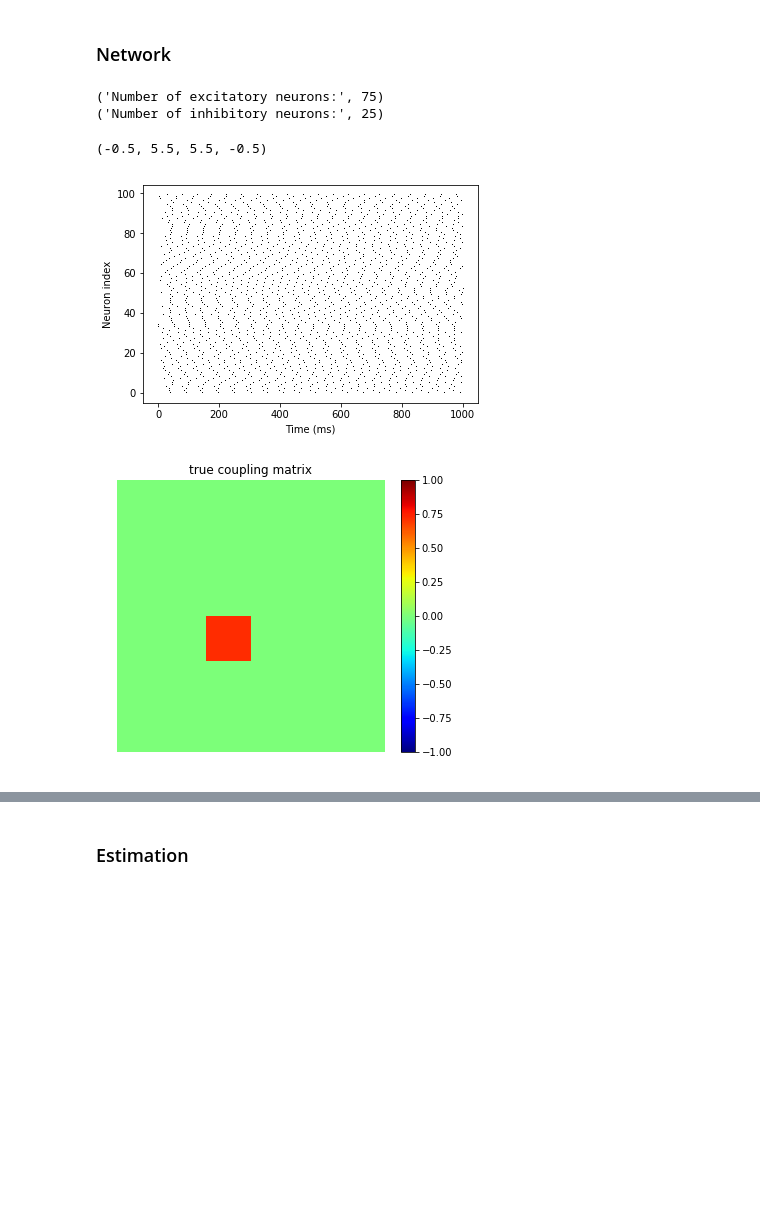
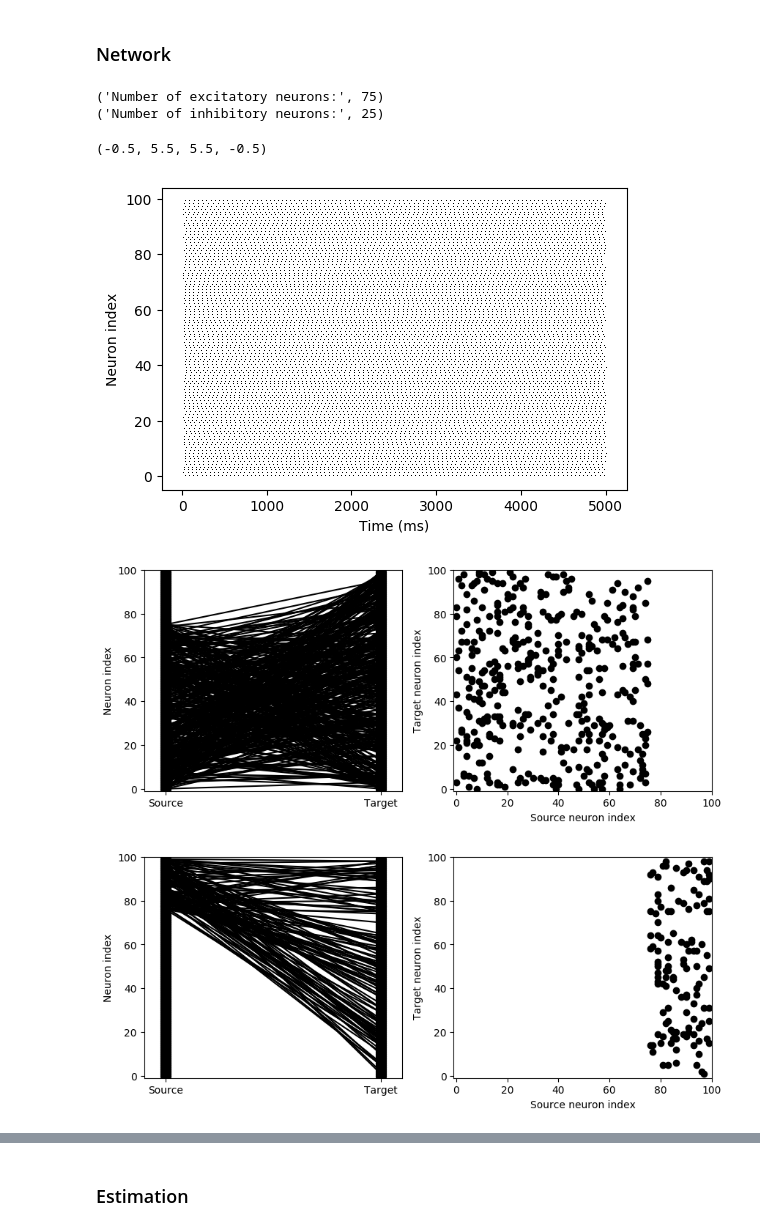
Before and after one commit to yger/inference, a Jupyter notebook: network_inference_brian.ipynb, the cells around one changed output, grey strips where cells are left out. Drawn from its saved outputs; the diff is of its cells as text; code cells hidden in the pictures; blank space fills up the shorter version.

```diff
--- a/network_inference_brian.ipynb
+++ b/network_inference_brian.ipynb
@@ -35,7 +35,7 @@ Nneurons_tot = 100  # number of neurons in total;
 N_e = int(0.75*Nneurons_tot) #number of excitatory neurons
 N_i = Nneurons_tot - N_e #number of inhibitory neurons
 
-sim_t = 1*second #simulation time
+sim_t = 5*second #simulation time
 
 # neuron model parameters:
 taum = 20*ms
@@ -45,17 +45,17 @@ Vt = -50*mV
 Vr = -60*mV
 El = -49*mV
 T_ref = 5*ms
-pe = 0.02 #excitatory connection probability
-pi = 0.02 #inhibitory connection probability
+pe = 0.05 #excitatory connection probability
+pi = 0.05 #inhibitory connection probability
 
 # input parameters:
 np.random.seed(20)
-mu_vals = -1.75 * (0.8 + 0.4*np.random.rand(Nneurons_tot))  # mV/ms, input mean
-sigma_vals = 2.5 * (0.8 + 0.4*np.random.rand(Nneurons_tot))  # mV/sqrt(ms), input
+#mu_vals = -1.75 * (0.8 + 0.4*np.random.rand(Nneurons_tot))  # mV/ms, input mean
+#sigma_vals = 2.5 * (0.8 + 0.4*np.random.rand(Nneurons_tot))  # mV/sqrt(ms), input
                                                              # standard deviation
 
 ## parameters for data generation:
-#d = 1.0  # ms, delay
+d = 0.1  # ms, delay
 #input_cc = 0.0  # determines the correlation strength of external input fluctuations
                 # for each pair in the network
 
@@ -96,7 +96,7 @@ Se.we = np.random.rand(len(Se.i))*mV # random excitatory synaptic weight (voltag
 Si.wi = -np.random.rand(len(Si.i))*mV # random inhibitory synaptic weight
 
 # voltage
-statemon = StateMonitor(G,'v',record=True)
+#statemon = StateMonitor(G,'v',record=True)
 
 # spikes
 spikemon = SpikeMonitor(G)
@@ -107,42 +107,44 @@ run(sim_t)
 obs_neurons_ind = np.random.permutation(Nneurons_tot)[:Nneurons_obs]
 Spt_dict = {}
 for i_N,id_N in enumerate(obs_neurons_ind):
-    Spt_dict[i_N] = spikemon.t[id_N]*ms
+    idx = np.where(spikemon.i == id_N)[0]
+    Spt_dict[i_N] = spikemon.t[idx]/ms
 
 ## visualize voltage
 #figure()
 #plot(statemon.t,statemon.v[obs_neurons_ind].T)
 
 # visualize spikes
 figure()
 plot(spikemon.t/ms,spikemon.i,'k,')
 xlabel('Time (ms)')
 ylabel('Neuron index')
 
 ## visualize connections
-#visualise_connectivity(Se)
-#visualise_connectivity(Si)
+visualise_connectivity(Se)
+visualise_connectivity(Si)
 
 # visualize weights
 
 Jmat = np.zeros((Nneurons_tot,Nneurons_tot))
-for c in range(len(Se.i)):
-    Jmat[Se.i[c],Se.j[c]] = Se.we[c]*10**3
-for c in range(len(Si.i)):
-    Jmat[Si.i[c],Si.j[c]] = Si.wi[c]*10**3
+for i,j,w in zip(Se.i, Se.j, Se.we):
+    Jmat[i,j] = w*10**3
+for i,j,w in zip(Se.i, Se.j, Se.we):
+    Jmat[i,j] = w*10**3
 
 Jmat_obs = Jmat[obs_neurons_ind,:][:,obs_neurons_ind] #connectivity matrix of observed neurons
 
 figure(figsize=(6,5))
 subplot(111)
 imshow(Jmat_obs, origin='upper', interpolation='nearest',
            aspect='auto', vmin=-1.0, vmax=1.0, cmap=plt.cm.jet)
 title('true coupling matrix')
 colorbar()
 axis('off')
 # %% [output]
 ('Number of excitatory neurons:', 75)
 ('Number of inhibitory neurons:', 25)
 (-0.5, 5.5, 5.5, -0.5)
-[figure, old version]
+[figure, new version]
-[figure, old version]
+[figure, new version]
+[figure, added]
```
Also changed, not shown: parts of 3 cells of this notebook.
